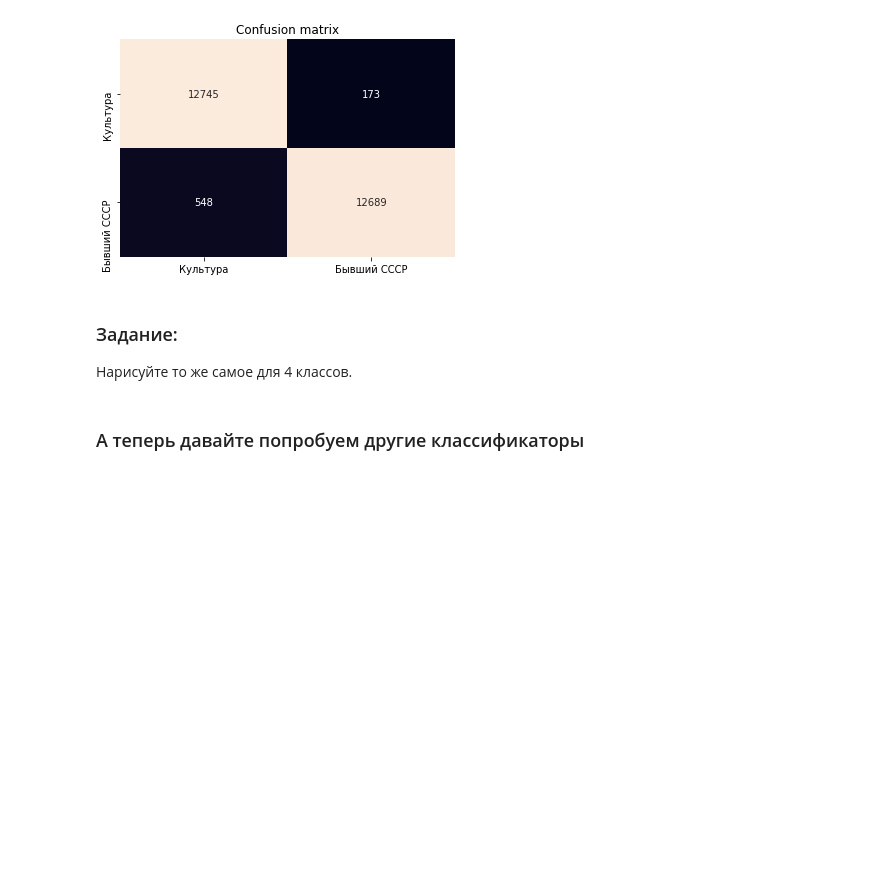
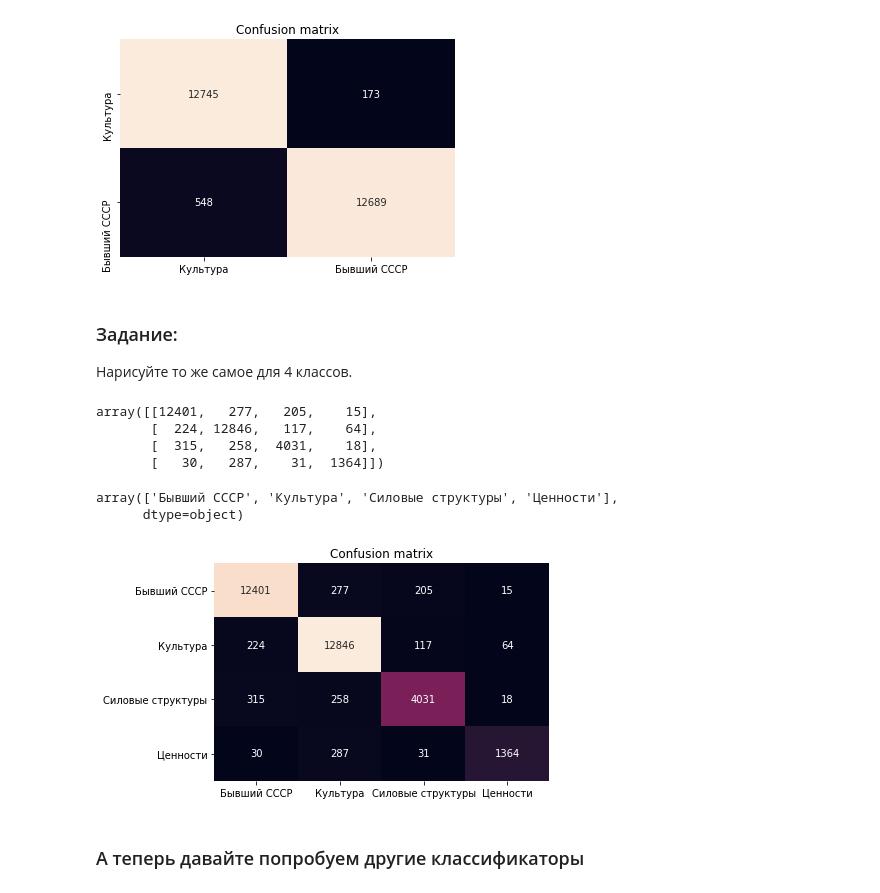
Before and after one commit to maryszmary/DPO_2020, a Jupyter notebook: 5/classifiers_and_hyperparameters.ipynb, the cells around one changed output. Drawn from its saved outputs; the diff is of its cells as text; code cells hidden in the pictures; blank space fills up the shorter version.

```diff
--- a/5/classifiers_and_hyperparameters.ipynb
+++ b/5/classifiers_and_hyperparameters.ipynb
@@ -121,8 +268,12 @@ array([[ 4.48144510e-02, -7.70226053e-02,  6.53874111e-01, ...,
 ## Подбор параметров
 
 ### Вручную
+# %%
+vectorizer = CountVectorizer()
+bow = vectorizer.fit_transform(df.title)
+X_train, X_test, y_train, y_test = train_test_split(bow, df.topic)
 # %%
-lr = LogisticRegression(C=7, random_state=42)
+lr = LogisticRegression(C=5, penalty='l2', random_state=42)
 clf = lr.fit(X_train, y_train)
 print(classification_report(y_test, clf.predict(X_test)))
 # %% [output]
@@ -150,2 +342,8 @@ grid_clf_acc.fit(X_train, y_train)
 # %% [markdown]
 ### Confusion matrix
+# %%
+vectorizer = CountVectorizer()
+bow = vectorizer.fit_transform(two_classes.title)
+X_train, X_test, y_train, y_test = train_test_split(bow, two_classes.topic)
+nb = LogisticRegression()
+nb.fit(X_train, y_train)
@@ -170,6 +381,25 @@ plt.show()
 # %% [markdown]
 ### Задание:
 Нарисуйте то же самое для 4 классов.
+# %%
+confusion_matrix(y_test, lr.predict(X_test))
+# %% [output]
+array([[12401,   277,   205,    15],
+       [  224, 12846,   117,    64],
+       [  315,   258,  4031,    18],
+       [   30,   287,    31,  1364]])
+# %%
+lr.classes_
+# %% [output]
+array(['Бывший СССР', 'Культура', 'Силовые структуры', 'Ценности'],
+      dtype=object)
+# %%
+categories = ['Бывший СССР', 'Культура', 'Силовые структуры', 'Ценности']
+sns.heatmap(data=confusion_matrix(y_test, lr.predict(X_test)), annot=True, fmt="d", cbar=False, xticklabels=categories, yticklabels=categories)
+plt.title("Confusion matrix")
+plt.show()
+# %% [output]
+[figure, added]
 # %% [markdown]
 ### А теперь давайте попробуем другие классификаторы
 # %%
```
Also changed, not shown: parts of 37 cells of this notebook.
